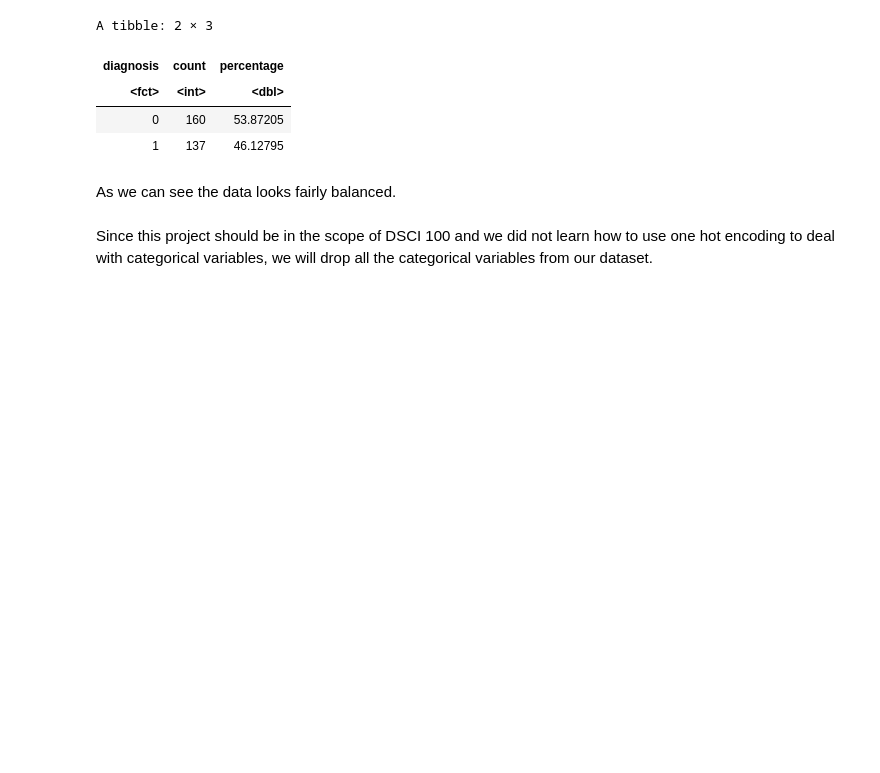
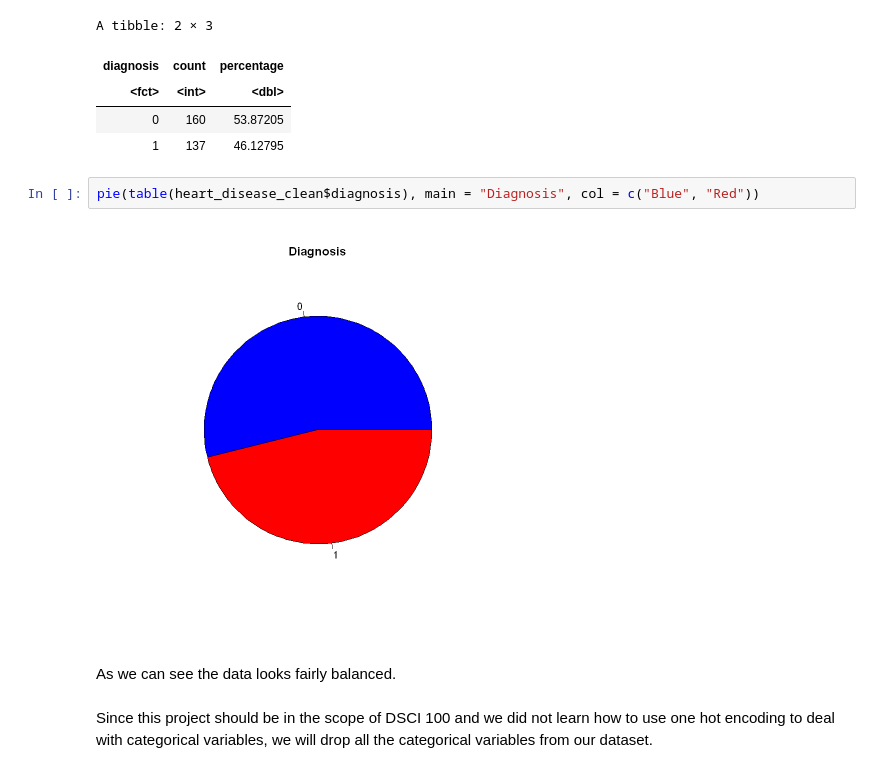
Before and after one commit to DSCI-310/DSCI-310-Group-2, a Jupyter notebook: Predicting_Heart_Disease.ipynb, the cells around one changed output. Cells and saved outputs as stored; diff of their text form; blank space fills up the shorter version.

```diff
--- a/Predicting_Heart_Disease.ipynb
+++ b/Predicting_Heart_Disease.ipynb
@@ -259,6 +271,10 @@ A tibble: 2 × 3
 | <fct> | <int> | <dbl> |
 | 0 | 160 | 53.87205 |
 | 1 | 137 | 46.12795 |
+# %%
+pie(table(heart_disease_clean$diagnosis), main = "Diagnosis", col = c("Blue", "Red"))
+# %% [output]
+[figure, added]
 # %% [markdown]
 As we can see the data looks fairly balanced.
 # %% [markdown]
```
Also changed, not shown: parts of 8 cells of this notebook.
